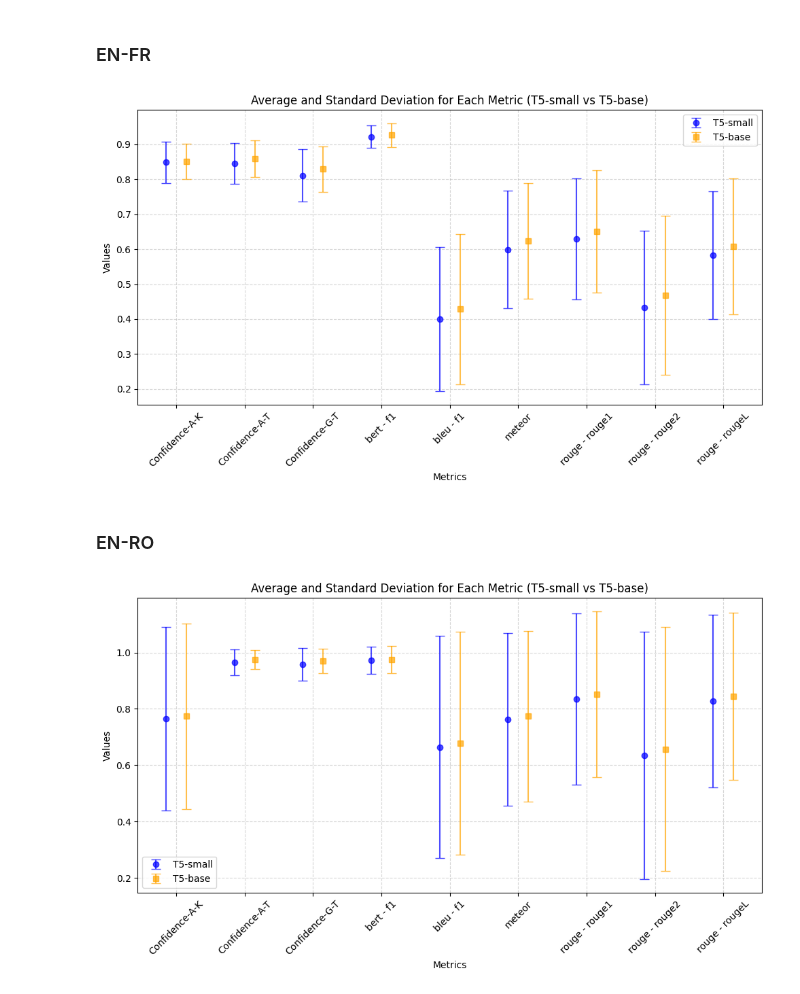
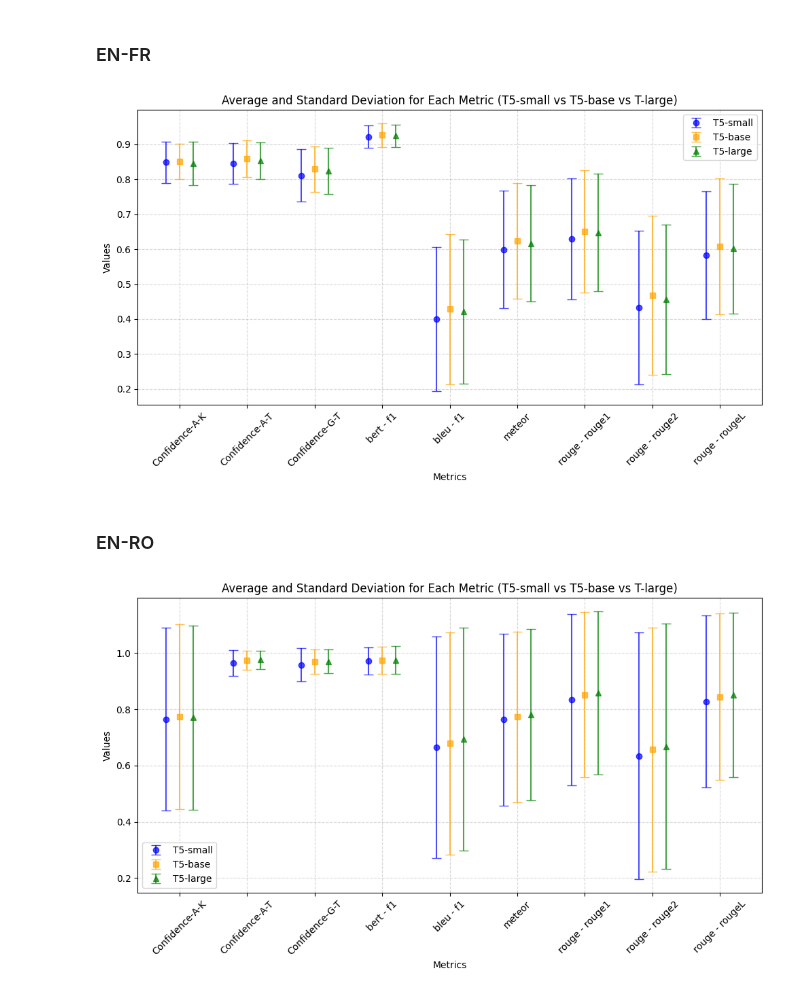
Before and after one commit to 7201krap/CSCE679_Data-Visualization, a Jupyter notebook: analysis.ipynb, the cells around one changed output. Saved outputs shown, nothing was run; the diff lists cells and outputs as text; code cells hidden in the pictures.

Commit message:
added t5 large in analysis

```diff
--- a/analysis.ipynb
+++ b/analysis.ipynb
@@ -57,6 +57,15 @@ with open("training/score_collector_en_fr_base.pkl", "rb") as file:
 
 with open("training/score_collector_en_ro_base.pkl", "rb") as file:
     score_collector_en_ro_base = pickle.load(file)
+# %%
+with open("training/score_collector_en_de_large.pkl", "rb") as file:
+    score_collector_en_de_large = pickle.load(file)
+
+with open("training/score_collector_en_fr_large.pkl", "rb") as file:
+    score_collector_en_fr_large = pickle.load(file)
+
+with open("training/score_collector_en_ro_large.pkl", "rb") as file:
+    score_collector_en_ro_large = pickle.load(file)
 # %% [markdown]
 ### Additional Experiments
 # %%
@@ -175,8 +203,21 @@ results_base = {
     "rouge - rougeL": (np.mean([item["rougeL"] for item in score_collector_en_fr_base["rouge"]]), np.std([item["rougeL"] for item in score_collector_en_fr_base["rouge"]])),
 }
 
+results_large = {
+    "Confidence-A-K": (np.mean(score_collector_en_fr_large["Confidence-A-K"]), np.std(score_collector_en_fr_large["Confidence-A-K"])),
+    "Confidence-A-T": (np.mean(score_collector_en_fr_large["Confidence-A-T"]), np.std(score_collector_en_fr_large["Confidence-A-T"])),
+    "Confidence-G-T": (np.mean(score_collector_en_fr_large["Confidence-G-T"]), np.std(score_collector_en_fr_large["Confidence-G-T"])),
+    "bert - f1": (np.mean([item["f1"][0] for item in score_collector_en_fr_large["bert"]]), np.std([item["f1"][0] for item in score_collector_en_fr_large["bert"]])),
+    "bleu - f1": (np.mean(score_collector_en_fr_large["bleu"]), np.std(score_collector_en_fr_large["bleu"])),
+    "meteor": (np.mean(score_collector_en_fr_large["meteor"]), np.std(score_collector_en_fr_large["meteor"])),
+    "rouge - rouge1": (np.mean([item["rouge1"] for item in score_collector_en_fr_large["rouge"]]), np.std([item["rouge1"] for item in score_collector_en_fr_large["rouge"]])),
+    "rouge - rouge2": (np.mean([item["rouge2"] for item in score_collector_en_fr_large["rouge"]]), np.std([item["rouge2"] for item in score_collector_en_fr_large["rouge"]])),
+    "rouge - rougeL": (np.mean([item["rougeL"] for item in score_collector_en_fr_large["rouge"]]), np.std([item["rougeL"] for item in score_collector_en_fr_large["rouge"]])),
+}
+
 small = pd.DataFrame(results_small, index=["Average", "Standard Deviation"]).T
 base = pd.DataFrame(results_base, index=["Average", "Standard Deviation"]).T
+large = pd.DataFrame(results_large, index=["Average", "Standard Deviation"]).T
 
 metrics_small  = small.index
 averages_small = small["Average"]
@@ -186,23 +227,29 @@ metrics_base  = base.index
 averages_base = base["Average"]
 std_devs_base = base["Standard Deviation"]
 
+metrics_large  = large.index
+averages_large = large["Average"]
+std_devs_large = large["Standard Deviation"]
+
 plt.figure(figsize=(10, 6))
-x_shift_small = np.arange(len(metrics_small)) - 0.15  # Left shift for T5-small
-x_shift_base  = np.arange(len(metrics_base))  + 0.15   # Right shift for T5-base
+x_shift_small = np.arange(len(metrics_small)) - 0.2  # Left shift for T5-small
+x_shift_base  = np.arange(len(metrics_base))
+x_shift_large  = np.arange(len(metrics_large))  + 0.2  # Right shift for T5-base
 
 plt.errorbar(x_shift_small, averages_small, yerr=std_devs_small, fmt='o', capsize=5, label="T5-small", alpha=0.7, color='blue')
 plt.errorbar(x_shift_base,  averages_base,  yerr=std_devs_base,  fmt='s', capsize=5, label="T5-base", alpha=0.7,  color='orange')
+plt.errorbar(x_shift_large,  averages_large,  yerr=std_devs_large,  fmt='^', capsize=5, label="T5-large", alpha=0.7,  color='green')
 
 plt.xlabel("Metrics")
 plt.ylabel("Values")
-plt.title("Average and Standard Deviation for Each Metric (T5-small vs T5-base)")
+plt.title("Average and Standard Deviation for Each Metric (T5-small vs T5-base vs T-large)")
 plt.xticks(np.arange(len(metrics_small)), metrics_small, rotation=45)
 plt.grid(True, linestyle="--", alpha=0.5)
 plt.legend()
 plt.tight_layout()
 plt.show()
 # %% [output]
-[figure, old version]
+[figure, new version]
 # %% [markdown]
 ### EN-RO
 # %%
@@ -227,34 +274,53 @@ results_base = {
     "meteor": (np.mean(score_collector_en_ro_base["meteor"]), np.std(score_collector_en_ro_base["meteor"])),
     "rouge - rouge1": (np.mean([item["rouge1"] for item in score_collector_en_ro_base["rouge"]]), np.std([item["rouge1"] for item in score_collector_en_ro_base["rouge"]])),
     "rouge - rouge2": (np.mean([item["rouge2"] for item in score_collector_en_ro_base["rouge"]]), np.std([item["rouge2"] for item in score_collector_en_ro_base["rouge"]])),
     "rouge - rougeL": (np.mean([item["rougeL"] for item in score_collector_en_ro_base["rouge"]]), np.std([item["rougeL"] for item in score_collector_en_ro_base["rouge"]])),
 }
 
+results_large = {
+    "Confidence-A-K": (np.mean(score_collector_en_ro_large["Confidence-A-K"]), np.std(score_collector_en_ro_large["Confidence-A-K"])),
+    "Confidence-A-T": (np.mean(score_collector_en_ro_large["Confidence-A-T"]), np.std(score_collector_en_ro_large["Confidence-A-T"])),
+    "Confidence-G-T": (np.mean(score_collector_en_ro_large["Confidence-G-T"]), np.std(score_collector_en_ro_large["Confidence-G-T"])),
+    "bert - f1": (np.mean([item["f1"][0] for item in score_collector_en_ro_large["bert"]]), np.std([item["f1"][0] for item in score_collector_en_ro_large["bert"]])),
+    "bleu - f1": (np.mean(score_collector_en_ro_large["bleu"]), np.std(score_collector_en_ro_large["bleu"])),
+    "meteor": (np.mean(score_collector_en_ro_large["meteor"]), np.std(score_collector_en_ro_large["meteor"])),
+    "rouge - rouge1": (np.mean([item["rouge1"] for item in score_collector_en_ro_large["rouge"]]), np.std([item["rouge1"] for item in score_collector_en_ro_large["rouge"]])),
+    "rouge - rouge2": (np.mean([item["rouge2"] for item in score_collector_en_ro_large["rouge"]]), np.std([item["rouge2"] for item in score_collector_en_ro_large["rouge"]])),
+    "rouge - rougeL": (np.mean([item["rougeL"] for item in score_collector_en_ro_large["rouge"]]), np.std([item["rougeL"] for item in score_collector_en_ro_large["rouge"]])),
+}
+
 small = pd.DataFrame(results_small, index=["Average", "Standard Deviation"]).T
 base = pd.DataFrame(results_base, index=["Average", "Standard Deviation"]).T
+large = pd.DataFrame(results_large, index=["Average", "Standard Deviation"]).T
 
 metrics_small  = small.index
 averages_small = small["Average"]
 std_devs_small = small["Standard Deviation"]
 
 metrics_base  = base.index
 averages_base = base["Average"]
 std_devs_base = base["Standard Deviation"]
 
+metrics_large  = large.index
+averages_large = large["Average"]
+std_devs_large = large["Standard Deviation"]
+
 plt.figure(figsize=(10, 6))
-x_shift_small = np.arange(len(metrics_small)) - 0.15  # Left shift for T5-small
-x_shift_base  = np.arange(len(metrics_base))  + 0.15   # Right shift for T5-base
+x_shift_small = np.arange(len(metrics_small)) - 0.2  # Left shift for T5-small
+x_shift_base  = np.arange(len(metrics_base))
+x_shift_large  = np.arange(len(metrics_large))  + 0.2  # Right shift for T5-base
 
 plt.errorbar(x_shift_small, averages_small, yerr=std_devs_small, fmt='o', capsize=5, label="T5-small", alpha=0.7, color='blue')
 plt.errorbar(x_shift_base,  averages_base,  yerr=std_devs_base,  fmt='s', capsize=5, label="T5-base", alpha=0.7,  color='orange')
+plt.errorbar(x_shift_large,  averages_large,  yerr=std_devs_large,  fmt='^', capsize=5, label="T5-large", alpha=0.7,  color='green')
 
 plt.xlabel("Metrics")
 plt.ylabel("Values")
-plt.title("Average and Standard Deviation for Each Metric (T5-small vs T5-base)")
+plt.title("Average and Standard Deviation for Each Metric (T5-small vs T5-base vs T-large)")
 plt.xticks(np.arange(len(metrics_small)), metrics_small, rotation=45)
 plt.grid(True, linestyle="--", alpha=0.5)
 plt.legend()
 plt.tight_layout()
 plt.show()
 # %% [output]
-[figure, old version]
+[figure, new version]
```
Also changed, not shown: parts of 1 cell of this notebook.
